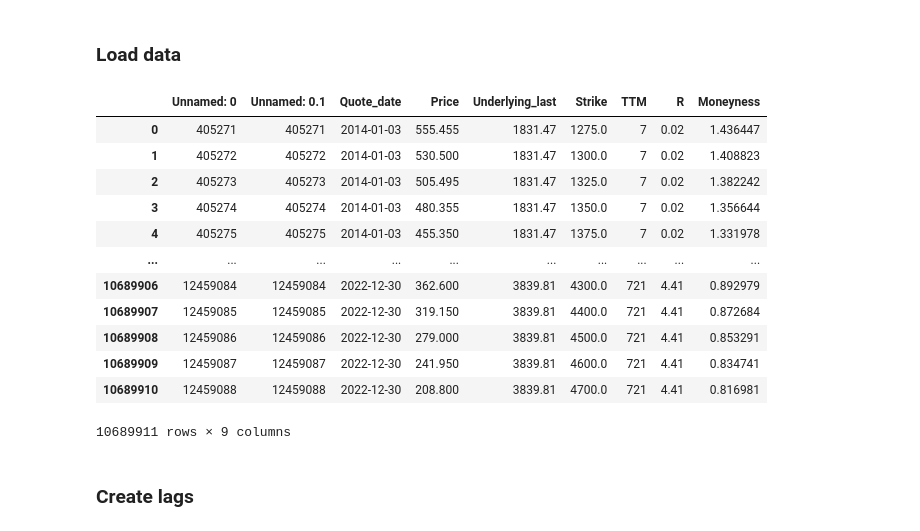
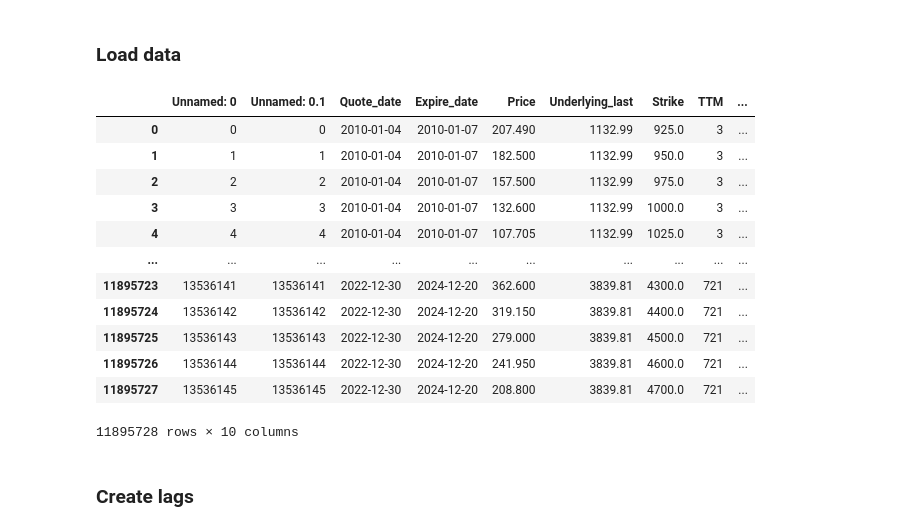
Before and after one commit to erlend-rygg/deep-learning-for-option-pricing, a Jupyter notebook: LSTM-MLP_notebooks/LSTM-MLP.ipynb, the cells around one changed output. Cells and saved outputs as stored; diff of their text form; code cells hidden in the pictures.

```diff
--- a/LSTM-MLP_notebooks/LSTM-MLP.ipynb
+++ b/LSTM-MLP_notebooks/LSTM-MLP.ipynb
@@ -15,11 +15,12 @@
 [notice] To update, run: python.exe -m pip install --upgrade pip
 # %%
 previous_loading = False
-google_colab = False
+google_colab = True
 moneyness = False
 lags = 30
 hyperparameter_search = False
 training_size = 500000
+val_size = 100000
 # %%
 if google_colab == True:
   from google.colab import drive
@@ -81,50 +80,50 @@ if google_colab:
         print('Not connected to a GPU')
     else:
         print(gpu_info)
 
     from psutil import virtual_memory
     ram_gb = virtual_memory().total / 1e9
     print('Your runtime has {:.1f} gigabytes of available RAM\n'.format(ram_gb))
 
     if ram_gb < 20:
         print('Not using a high-RAM runtime')
     else:
         print('You are using a high-RAM runtime!')
 
     # Code to read csv file into Colaboratory:
     !pip install -U -q PyDrive
     from pydrive.auth import GoogleAuth
     from pydrive.drive import GoogleDrive
     from google.colab import auth
     from oauth2client.client import GoogleCredentials
     # Authenticate and create the PyDrive client.
     auth.authenticate_user()
     gauth = GoogleAuth()
     gauth.credentials = GoogleCredentials.get_application_default()
     drive = GoogleDrive(gauth)
-    id = "1eTbdlQx4KeKaBYn5g5kSI_PkFddMsLfH"
+    id = "17fLS2n9NC_t2n6rzOpf3LeUJy2iEbdRY"
     downloaded = drive.CreateFile({'id':id})
-    downloaded.GetContentFile('2014_2022_moneyness_and_TTM_filtered.csv')
-    df_read = pd.read_csv('2014_2022_moneyness_and_TTM_filtered.csv')
+    downloaded.GetContentFile('2010-2022_filtered.csv')
+    df_read = pd.read_csv('2010-2022_filtered.csv')
 else:
-    file = "../data/processed_data/2014_2022_moneyness_and_TTM_filtered.csv"
+    file = "../data/processed_data/2010-2022_filtered.csv"
     df_read = pd.read_csv(file)
 
 display(df_read)
 # %% [output]
-|  | Unnamed: 0 | Unnamed: 0.1 | Quote_date | Price | Underlying_last | Strike | TTM | R | Moneyness |
-| 0 | 405271 | 405271 | 2014-01-03 | 555.455 | 1831.47 | 1275.0 | 7 | 0.02 | 1.436447 |
-| 1 | 405272 | 405272 | 2014-01-03 | 530.500 | 1831.47 | 1300.0 | 7 | 0.02 | 1.408823 |
-| 2 | 405273 | 405273 | 2014-01-03 | 505.495 | 1831.47 | 1325.0 | 7 | 0.02 | 1.382242 |
-| 3 | 405274 | 405274 | 2014-01-03 | 480.355 | 1831.47 | 1350.0 | 7 | 0.02 | 1.356644 |
-| 4 | 405275 | 405275 | 2014-01-03 | 455.350 | 1831.47 | 1375.0 | 7 | 0.02 | 1.331978 |
+|  | Unnamed: 0 | Unnamed: 0.1 | Quote_date | Expire_date | Price | Underlying_last | Strike | TTM | ... |
+| 0 | 0 | 0 | 2010-01-04 | 2010-01-07 | 207.490 | 1132.99 | 925.0 | 3 | ... |
+| 1 | 1 | 1 | 2010-01-04 | 2010-01-07 | 182.500 | 1132.99 | 950.0 | 3 | ... |
+| 2 | 2 | 2 | 2010-01-04 | 2010-01-07 | 157.500 | 1132.99 | 975.0 | 3 | ... |
+| 3 | 3 | 3 | 2010-01-04 | 2010-01-07 | 132.600 | 1132.99 | 1000.0 | 3 | ... |
+| 4 | 4 | 4 | 2010-01-04 | 2010-01-07 | 107.705 | 1132.99 | 1025.0 | 3 | ... |
 | ... | ... | ... | ... | ... | ... | ... | ... | ... | ... |
-| 10689906 | 12459084 | 12459084 | 2022-12-30 | 362.600 | 3839.81 | 4300.0 | 721 | 4.41 | 0.892979 |
-| 10689907 | 12459085 | 12459085 | 2022-12-30 | 319.150 | 3839.81 | 4400.0 | 721 | 4.41 | 0.872684 |
-| 10689908 | 12459086 | 12459086 | 2022-12-30 | 279.000 | 3839.81 | 4500.0 | 721 | 4.41 | 0.853291 |
-| 10689909 | 12459087 | 12459087 | 2022-12-30 | 241.950 | 3839.81 | 4600.0 | 721 | 4.41 | 0.834741 |
-| 10689910 | 12459088 | 12459088 | 2022-12-30 | 208.800 | 3839.81 | 4700.0 | 721 | 4.41 | 0.816981 |
+| 11895723 | 13536141 | 13536141 | 2022-12-30 | 2024-12-20 | 362.600 | 3839.81 | 4300.0 | 721 | ... |
+| 11895724 | 13536142 | 13536142 | 2022-12-30 | 2024-12-20 | 319.150 | 3839.81 | 4400.0 | 721 | ... |
+| 11895725 | 13536143 | 13536143 | 2022-12-30 | 2024-12-20 | 279.000 | 3839.81 | 4500.0 | 721 | ... |
+| 11895726 | 13536144 | 13536144 | 2022-12-30 | 2024-12-20 | 241.950 | 3839.81 | 4600.0 | 721 | ... |
+| 11895727 | 13536145 | 13536145 | 2022-12-30 | 2024-12-20 | 208.800 | 3839.81 | 4700.0 | 721 | ... |
-10689911 rows × 9 columns
+11895728 rows × 10 columns
 # %% [markdown]
 ### Create lags
 # %%
```
Also changed, not shown: parts of 3 cells of this notebook.
